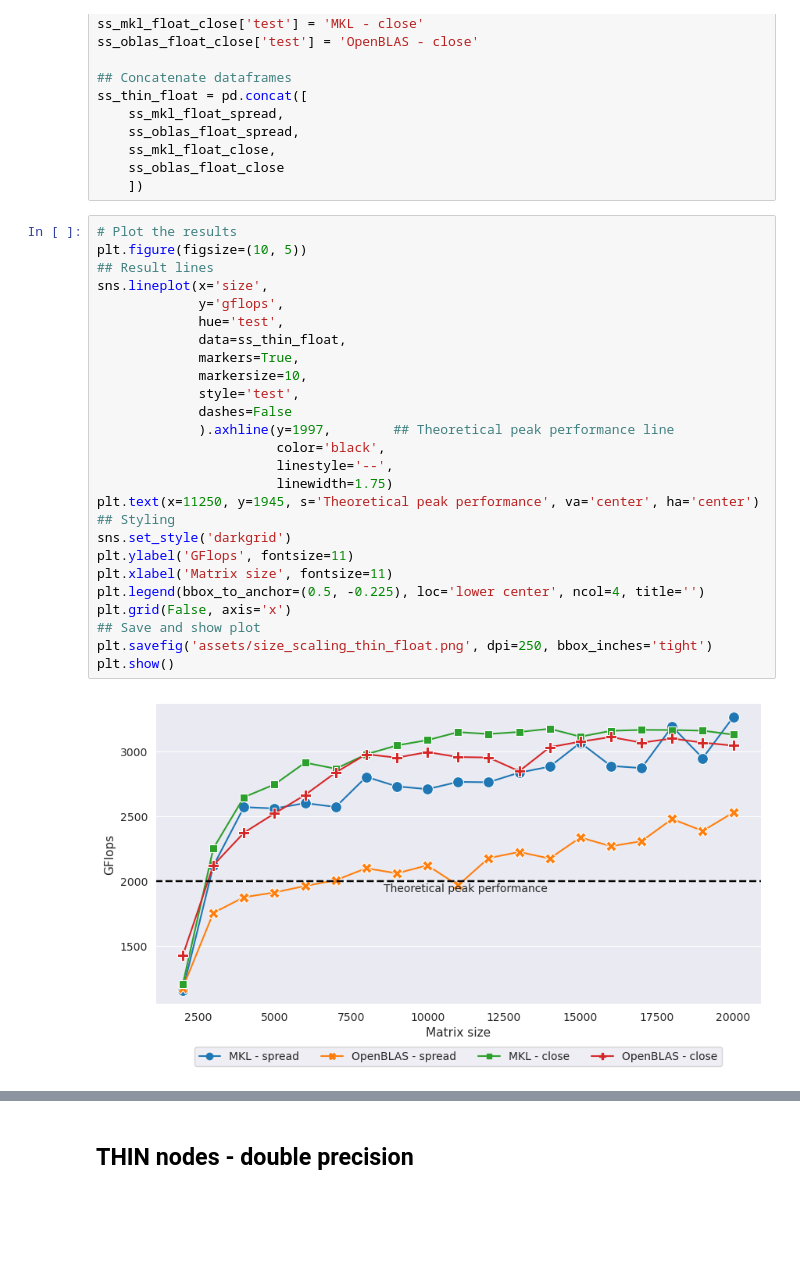
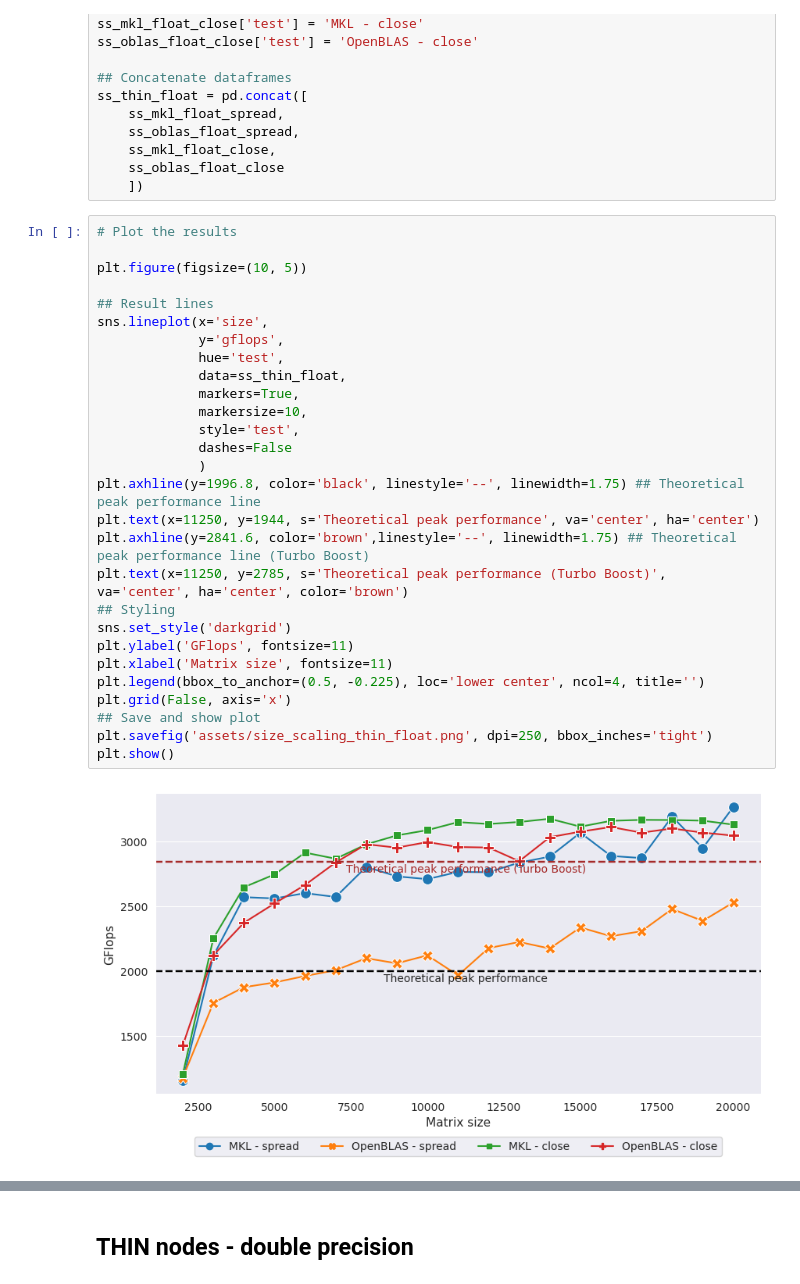
Before and after one commit to davidecapone/FHPC-Assignment, a Jupyter notebook: assignment_2/plots.ipynb, the cells around one changed output, grey strips where cells are left out. Drawn from its saved outputs; the diff is of its cells as text; blank space fills up the shorter version.

```diff
--- a/assignment_2/plots.ipynb
+++ b/assignment_2/plots.ipynb
@@ -266,29 +272,31 @@ ss_thin_float = pd.concat([
     ])
 # %%
 # Plot the results
+
 plt.figure(figsize=(10, 5))
+
 ## Result lines
 sns.lineplot(x='size',
              y='gflops',
              hue='test',
              data=ss_thin_float,
              markers=True,
              markersize=10,
              style='test',
              dashes=False
-             ).axhline(y=1997,        ## Theoretical peak performance line
-                       color='black',
-                       linestyle='--',
-                       linewidth=1.75)
-plt.text(x=11250, y=1945, s='Theoretical peak performance', va='center', ha='center')
+             )
+plt.axhline(y=1996.8, color='black', linestyle='--', linewidth=1.75) ## Theoretical peak performance line
+plt.text(x=11250, y=1944, s='Theoretical peak performance', va='center', ha='center')
+plt.axhline(y=2841.6, color='brown',linestyle='--', linewidth=1.75) ## Theoretical peak performance line (Turbo Boost)
+plt.text(x=11250, y=2785, s='Theoretical peak performance (Turbo Boost)', va='center', ha='center', color='brown')
 ## Styling
 sns.set_style('darkgrid')
 plt.ylabel('GFlops', fontsize=11)
 plt.xlabel('Matrix size', fontsize=11)
 plt.legend(bbox_to_anchor=(0.5, -0.225), loc='lower center', ncol=4, title='')
 plt.grid(False, axis='x')
 ## Save and show plot
 plt.savefig('assets/size_scaling_thin_float.png', dpi=250, bbox_inches='tight')
 plt.show()
 # %% [output]
-[figure, old version]
+[figure, new version]
```
Also changed, not shown: parts of 18 cells of this notebook, 3 other files.
